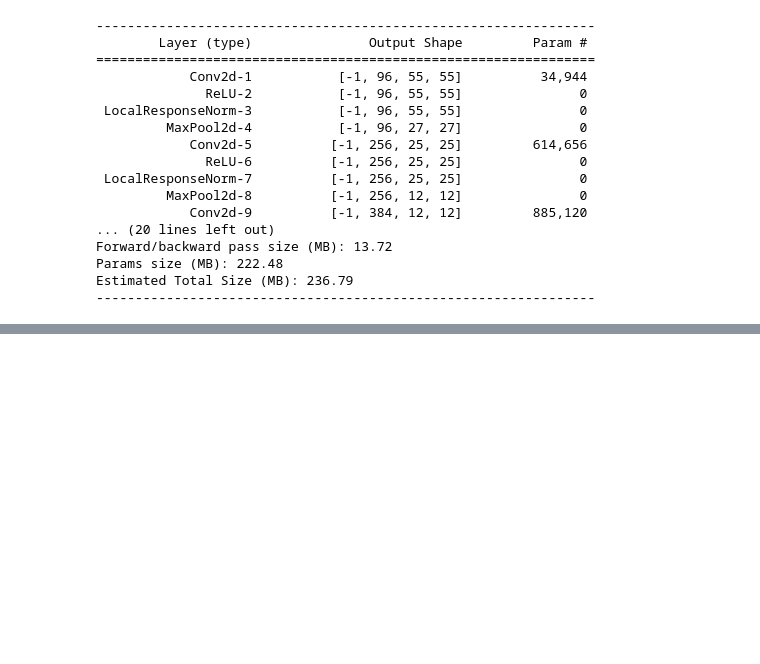
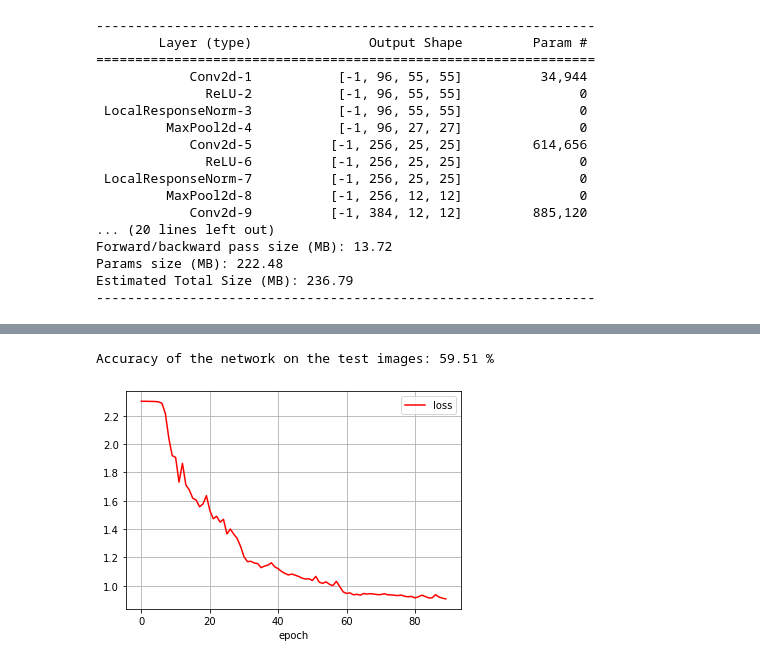
Before and after one commit to NahyukLEE/Deep-Learning-Paper-Implement, a Jupyter notebook: AlexNet/AlexNet.ipynb, the cells around one changed output, grey strips where cells are left out. Saved outputs shown, nothing was run; the diff lists cells and outputs as text; code cells hidden in the pictures; blank space fills up the shorter version.

```diff
--- a/AlexNet/AlexNet.ipynb
+++ b/AlexNet/AlexNet.ipynb
@@ -150,14 +159,3 @@ from torch.utils.data import DataLoader
 
 train_loader = DataLoader(train_dataset, batch_size=BATCH_SIZE, shuffle=True)
 test_loader = DataLoader(test_dataset, batch_size=BATCH_SIZE, shuffle=False)
-
-# check dataloader
-for x,y in train_dl:
-    print(x.shape)
-    print(y.shape)
-    break
-
-for x,y in val_dl:
-    print(x.shape)
-    print(y.shape)
-    break
@@ -349,7 +344,11 @@ optimizer = optim.SGD(
 
 lr_scheduler = optim.lr_scheduler.StepLR(optimizer, step_size=30, gamma=0.1)
 
+loss_list = []
+accuracy_list = []
+
 for epoch in range(90):
+
     print('[epoch %d]' %epoch, end=' ')
     lr_scheduler.step()
 
@@ -374,5 +373,7 @@ for epoch in range(90):
 
     cost = running_loss / len(train_loader)
     print('Train loss: %.3f | Train accuracy: %.2f%%' %(cost, 100.*correct/len(train_loader.dataset)))
+    loss_list.append(cost)
+    accuracy_list.append(100.*correct/len(train_loader.dataset))
 # %% [output]
 [epoch 0]
@@ -385,0 +397,22 @@ Train loss: 2.303 | Train accuracy: 10.10%
+# %%
+correct = 0
+total = 0
+for data in test_loader:
+    images, labels = data[0].to(device), data[1].to(device)
+    outputs = model(images)
+    _, predicted = torch.max(outputs.data, 1)
+    total += labels.size(0)
+    correct += (predicted == labels).sum().item()
+print('Accuracy of the network on the test images: %.2f %%' % (100 * correct / total))
+# %% [output]
+Accuracy of the network on the test images: 59.51 %
+# %%
+x = np.arange(len(loss_list))
+# %%
+plt.plot(x, loss_list, c='red', label="loss")
+plt.grid()
+plt.legend()
+plt.xlabel('epoch')
+plt.show()
+# %% [output]
+[figure, added]
```
Also changed, not shown: parts of 13 cells of this notebook.
